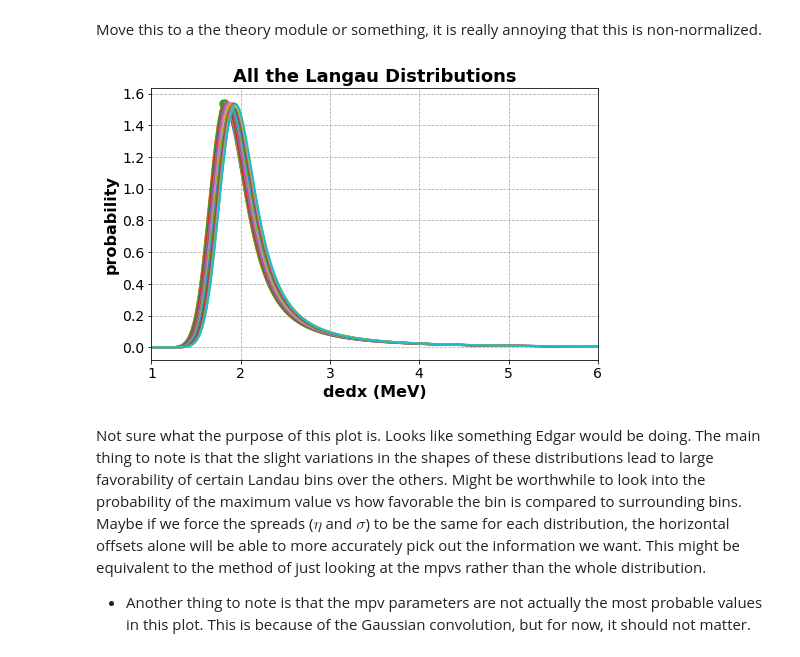
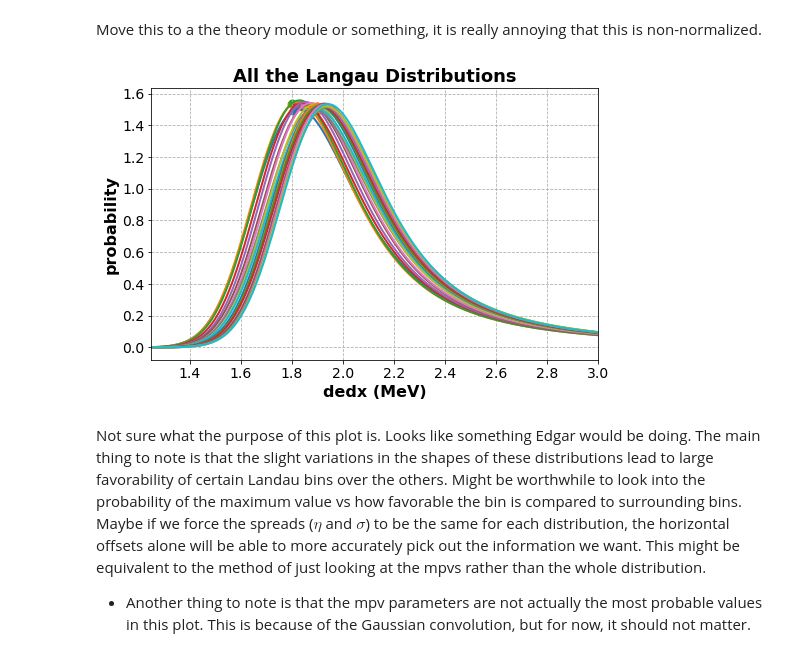
Before and after one commit to socrossley/Cosmic_Muon_CER, a Jupyter notebook: Test_Like.ipynb, the cells around one changed output. Saved outputs shown, nothing was run; the diff lists cells and outputs as text; code cells hidden in the pictures.

```diff
--- a/Test_Like.ipynb
+++ b/Test_Like.ipynb
@@ -63,23 +72,23 @@ def langau_pdf(dedx, mpv, eta, sig):
 # %%
 from scipy.optimize import minimize
 
 plt.figure(figsize=(8,5))
 for i, l_ in fitdf.iterrows():
     result = minimize(lambda x, mpv, eta, sig: -langau_pdf(x, mpv, eta, sig), x0 = 1.8, args=(l_[0],l_[1],l_[2]), method='Powell')
     x_ = np.linspace(0,7,1000)
     y_ = np.array([ langau_pdf(x, l_[0], l_[1], l_[2]) for x in x_ ])
     plt.plot(x_,y_, ls='-')
     # plt.plot([result.x[0], result.x[0]], [0,1.7], ls='--')
-    plt.xlim(1,6)
+    plt.xlim(1.25,3)
     plt.scatter([l_.mpv],[langau_pdf(l_.mpv, l_.mpv, l_.eta, l_.sigma)],s=50)
 
 plt.xlabel('dedx (MeV)')
 plt.ylabel('probability')
 plt.title('All the Langau Distributions')
 
 plt.show()
 # %% [output]
-[figure, old version]
+[figure, new version]
 # %% [markdown]
 Not sure what the purpose of this plot is. Looks like something Edgar would be doing. The main thing to note is that the slight variations in the shapes of these distributions lead to large favorability of certain Landau bins over the others. Might be worthwhile to look into the probability of the maximum value vs how favorable the bin is compared to surrounding bins. Maybe if we force the spreads ($\eta$ and $\sigma$) to be the same for each distribution, the horizontal offsets alone will be able to more accurately pick out the information we want. This might be equivalent to the method of just looking at the mpvs rather than the whole distribution.
 - Another thing to note is that the mpv parameters are not actually the most probable values in this plot. This is because of the Gaussian convolution, but for now, it should not matter.
```
Also changed, not shown: parts of 13 cells of this notebook, 1 other file.
